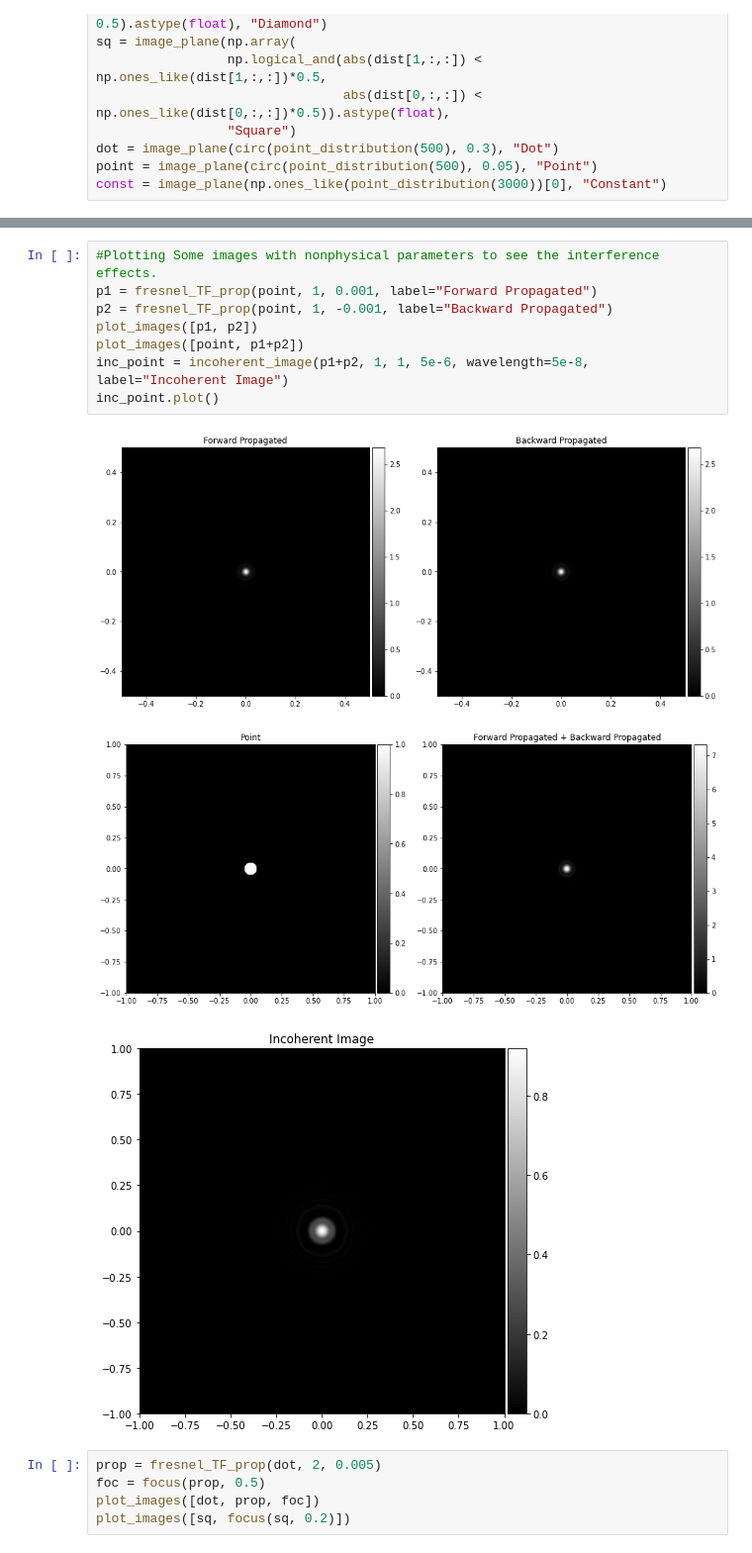
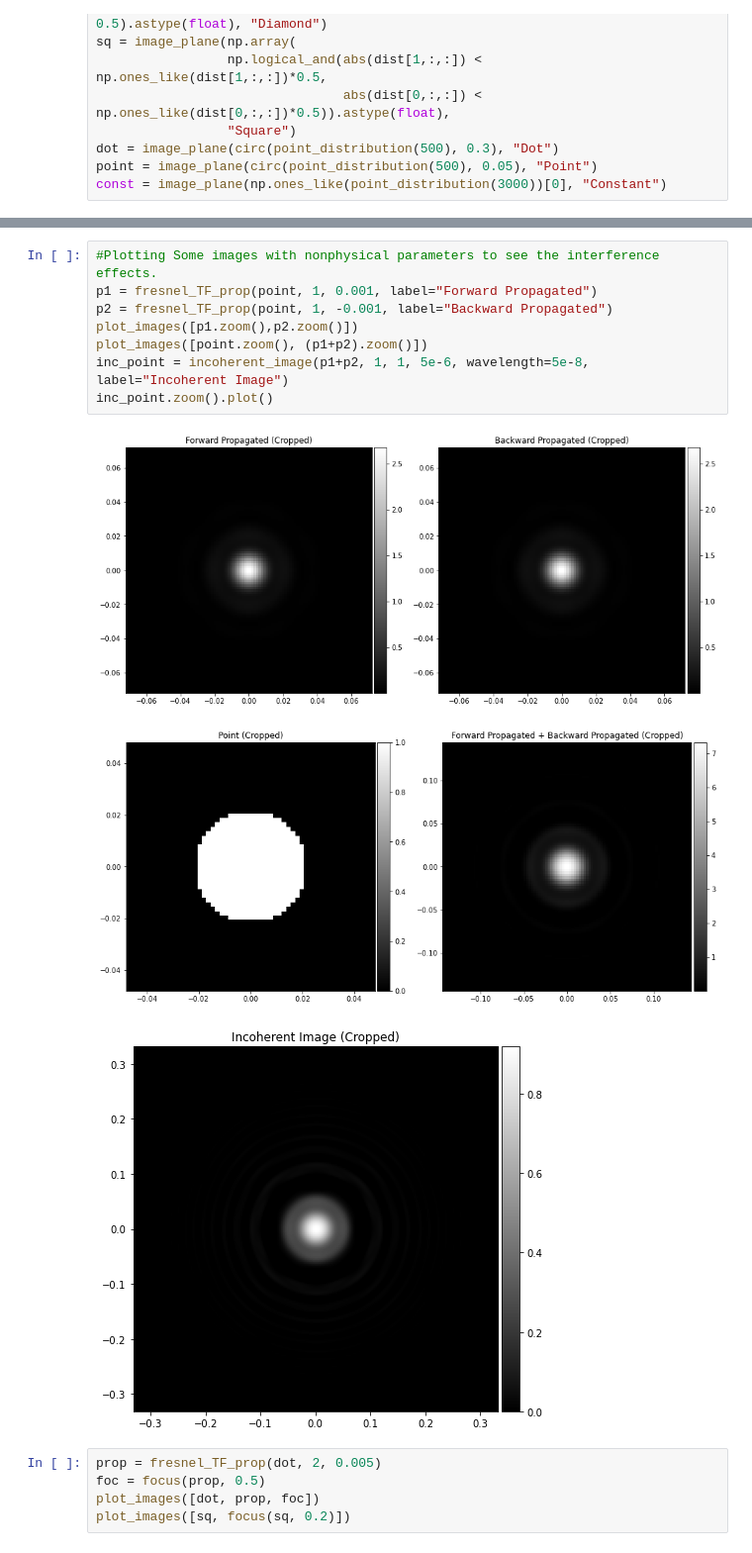
Before and after one commit to cjmcmahon1/FINCH, a Jupyter notebook: bench_sim.ipynb, the cells around one changed output, grey strips where cells are left out. Shown at 99% size. Cells and saved outputs as stored; diff of their text form.

```diff
--- a/bench_sim.ipynb
+++ b/bench_sim.ipynb
@@ -272,15 +266,15 @@ psf.plot()
 # %%
 #Plotting Some images with nonphysical parameters to see the interference effects.
 p1 = fresnel_TF_prop(point, 1, 0.001, label="Forward Propagated")
 p2 = fresnel_TF_prop(point, 1, -0.001, label="Backward Propagated")
-plot_images([p1, p2])
-plot_images([point, p1+p2])
+plot_images([p1.zoom(),p2.zoom()])
+plot_images([point.zoom(), (p1+p2).zoom()])
 inc_point = incoherent_image(p1+p2, 1, 1, 5e-6, wavelength=5e-8, label="Incoherent Image")
-inc_point.plot()
+inc_point.zoom().plot()
 # %% [output]
-[figure, old version]
+[figure, new version]
-[figure, old version]
+[figure, new version]
-[figure, old version]
+[figure, new version]
 # %%
 prop = fresnel_TF_prop(dot, 2, 0.005)
 foc = focus(prop, 0.5)
```
Also changed, not shown: parts of 2 cells of this notebook.
